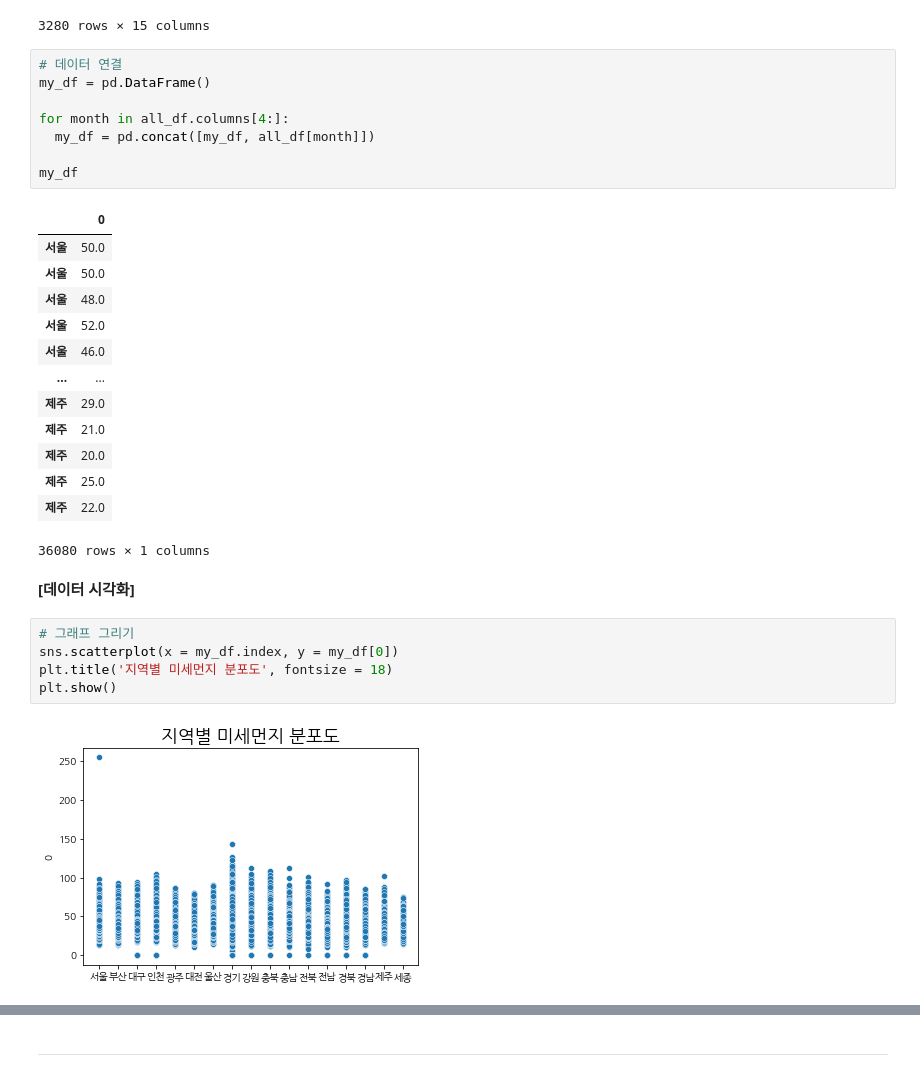
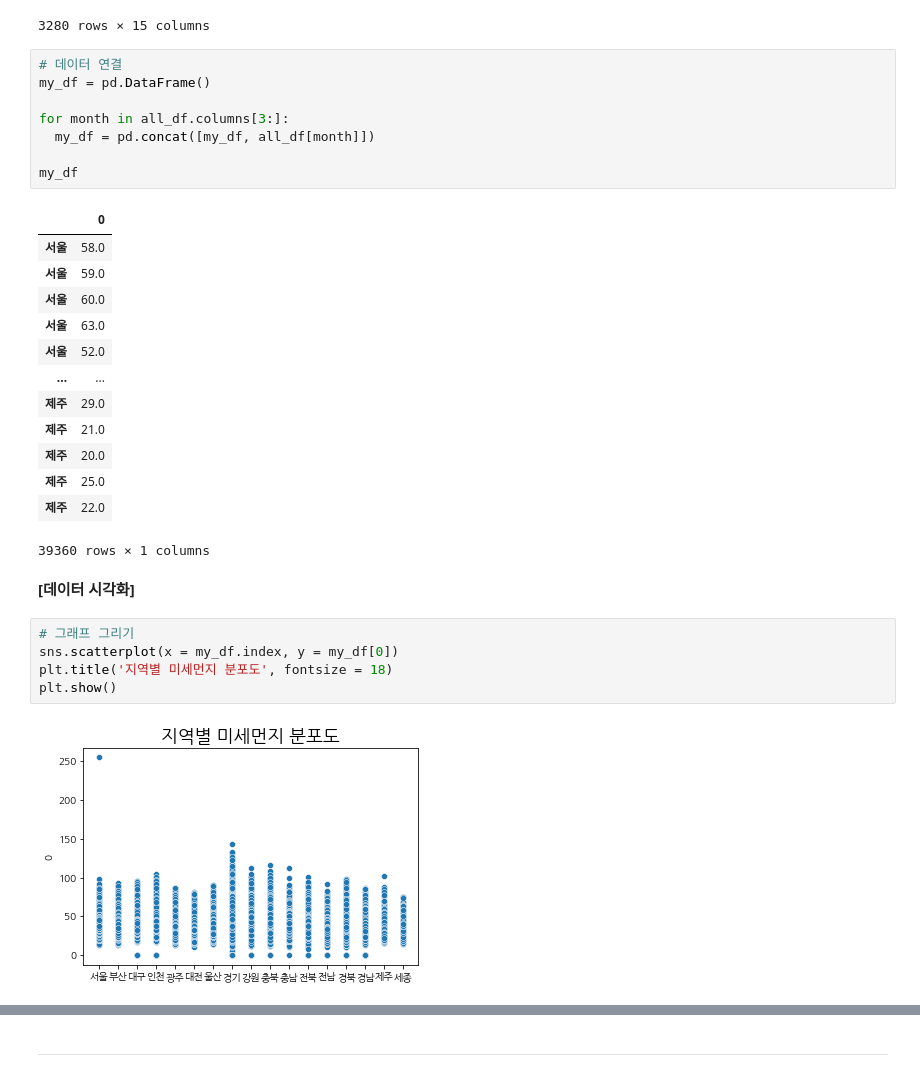
Before and after one commit to KimYeonWook511/PM10_Analysis, a Jupyter notebook: Code/PM10_Analysis.ipynb, the cells around one changed output, grey strips where cells are left out. Drawn from its saved outputs; the diff is of its cells as text.

```diff
--- a/Code/PM10_Analysis.ipynb
+++ b/Code/PM10_Analysis.ipynb
@@ -439,25 +439,25 @@ all_df
 # %%
 # 데이터 연결
 my_df = pd.DataFrame()
 
-for month in all_df.columns[4:]:
+for month in all_df.columns[3:]:
   my_df = pd.concat([my_df, all_df[month]])
 
 my_df
 # %% [output]
 |  | 0 |
-| 서울 | 50.0 |
-| 서울 | 50.0 |
-| 서울 | 48.0 |
+| 서울 | 58.0 |
+| 서울 | 59.0 |
+| 서울 | 60.0 |
+| 서울 | 63.0 |
 | 서울 | 52.0 |
-| 서울 | 46.0 |
 | ... | ... |
 | 제주 | 29.0 |
 | 제주 | 21.0 |
 | 제주 | 20.0 |
 | 제주 | 25.0 |
 | 제주 | 22.0 |
-36080 rows × 1 columns
+39360 rows × 1 columns
 # %% [markdown]
 **[데이터 시각화]**
 # %%
@@ -466,7 +466,7 @@ sns.scatterplot(x = my_df.index, y = my_df[0])
 plt.title('지역별 미세먼지 분포도', fontsize = 18)
 plt.show()
 # %% [output]
-[figure, old version]
+[figure, new version]
 # %%
 # y범위 설정 후 그래프 그리기
 sns.scatterplot(x = my_df.index, y = my_df[0])
```
Also changed, not shown: parts of 8 cells of this notebook.
